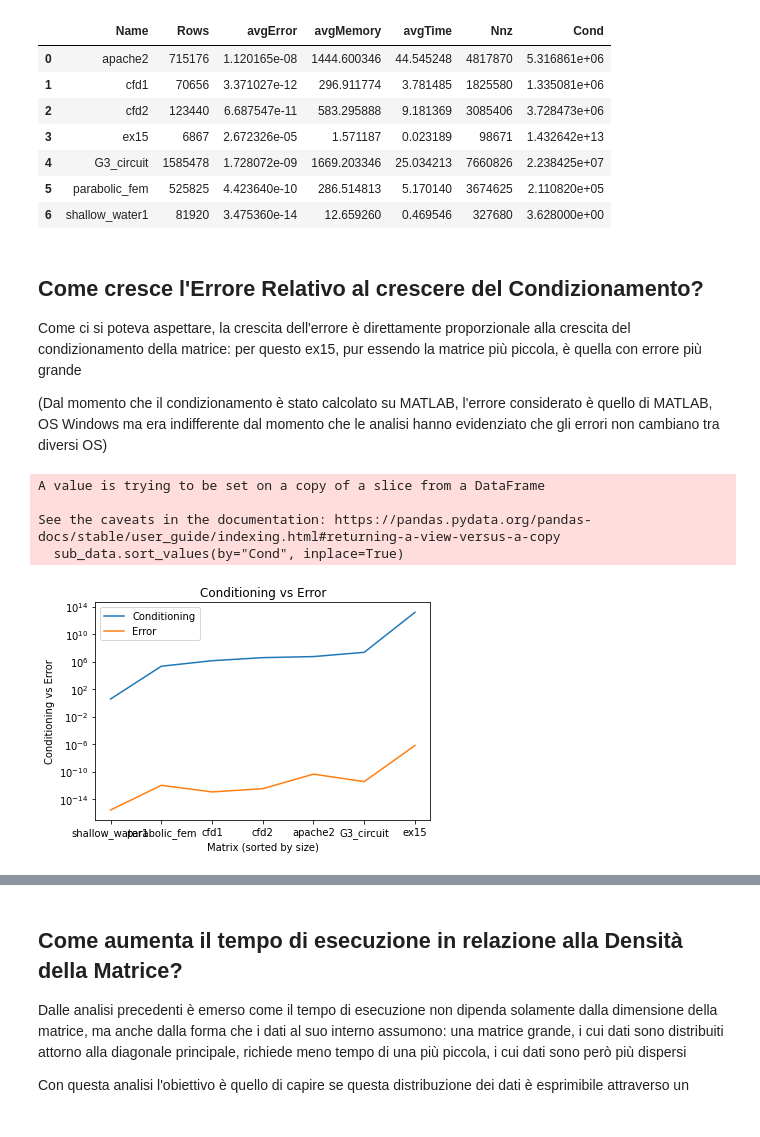
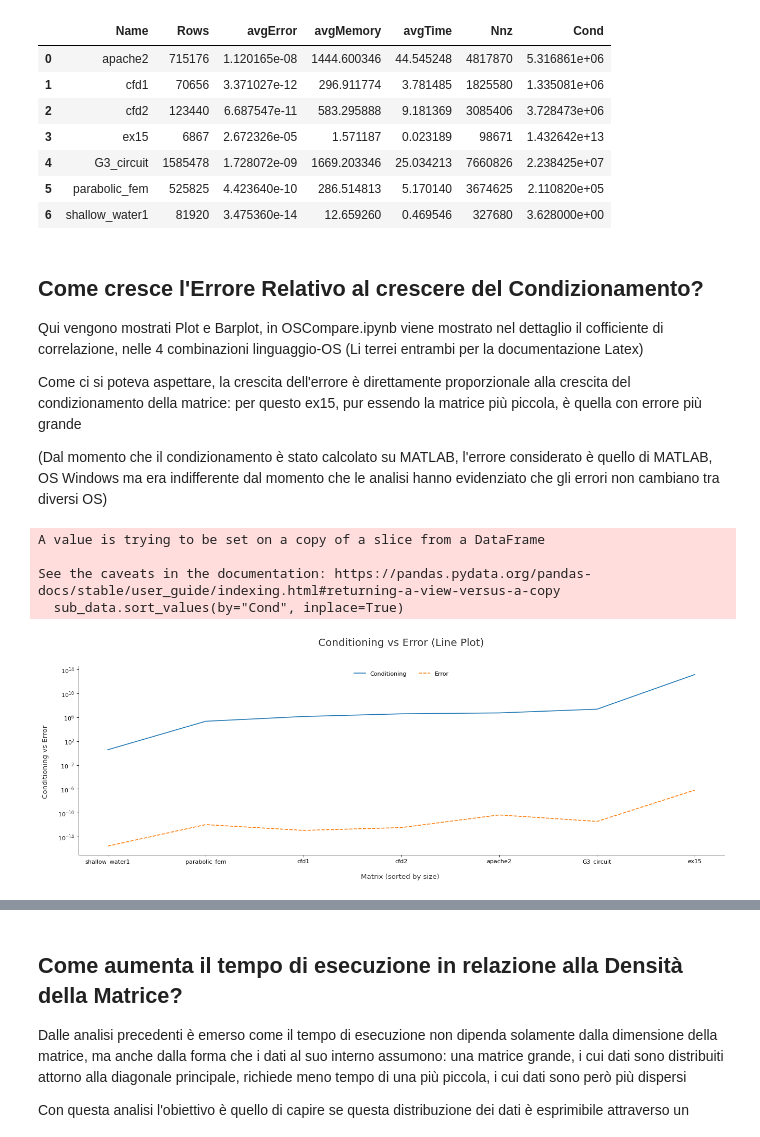
Before and after one commit to simonebenitozzi/cholesky-analysis, a Jupyter notebook: Analysis/resources/additional_analysis.ipynb, the cells around one changed output, grey strips where cells are left out. Cells and saved outputs as stored; diff of their text form; code cells hidden in the pictures.

Commit message:
Barplots added + Scatterplot

```diff
--- a/Analysis/resources/additional_analysis.ipynb
+++ b/Analysis/resources/additional_analysis.ipynb
@@ -57,6 +144,8 @@ agg_data
 | 6 | shallow_water1 | 81920 | 3.475360e-14 | 12.659260 | 0.469546 | 327680 | 3.628000e+00 |
 # %% [markdown]
 ## Come cresce l'Errore Relativo al crescere del Condizionamento?
+
+Qui vengono mostrati Plot e Barplot, in OSCompare.ipynb viene mostrato nel dettaglio il cofficiente di correlazione, nelle 4 combinazioni linguaggio-OS (Li terrei entrambi per la documentazione Latex)
 
 Come ci si poteva aspettare, la crescita dell'errore è direttamente proporzionale alla crescita del condizionamento della matrice: per questo ex15, pur essendo la matrice più piccola, è quella con errore più grande
 
@@ -64,24 +153,17 @@ Come ci si poteva aspettare, la crescita dell'errore è direttamente proporziona
 # %%
 sub_data = data[(data.OS == 0) & (data.Language == 0)]
 
 sub_data.sort_values(by="Cond", inplace=True)
 
 cond_list = sub_data.Cond.tolist()
 error_list = sub_data.Error.tolist()
 
 matrix_names = sub_data.Name.tolist()
 
-plt.plot(matrix_names,cond_list, label="Conditioning")
-plt.plot(matrix_names,error_list, label="Error")
-plt.title('Conditioning vs Error')
-plt.xlabel('Matrix (sorted by size)')
-plt.ylabel('Conditioning vs Error')
-plt.yscale("log")
-plt.legend()
-plt.show()
+plot(matrix_names, cond_list, error_list, "Matrix (sorted by size)", "Conditioning vs Error", "Conditioning vs Error", "Conditioning", "Error", LOG_SCALE=True)
 # %% [output]
 A value is trying to be set on a copy of a slice from a DataFrame
 
 See the caveats in the documentation: https://pandas.pydata.org/pandas-docs/stable/user_guide/indexing.html#returning-a-view-versus-a-copy
   sub_data.sort_values(by="Cond", inplace=True)
-[figure, old version]
+[figure, new version]
```
Also changed, not shown: parts of 4 cells of this notebook, 5 other files.
